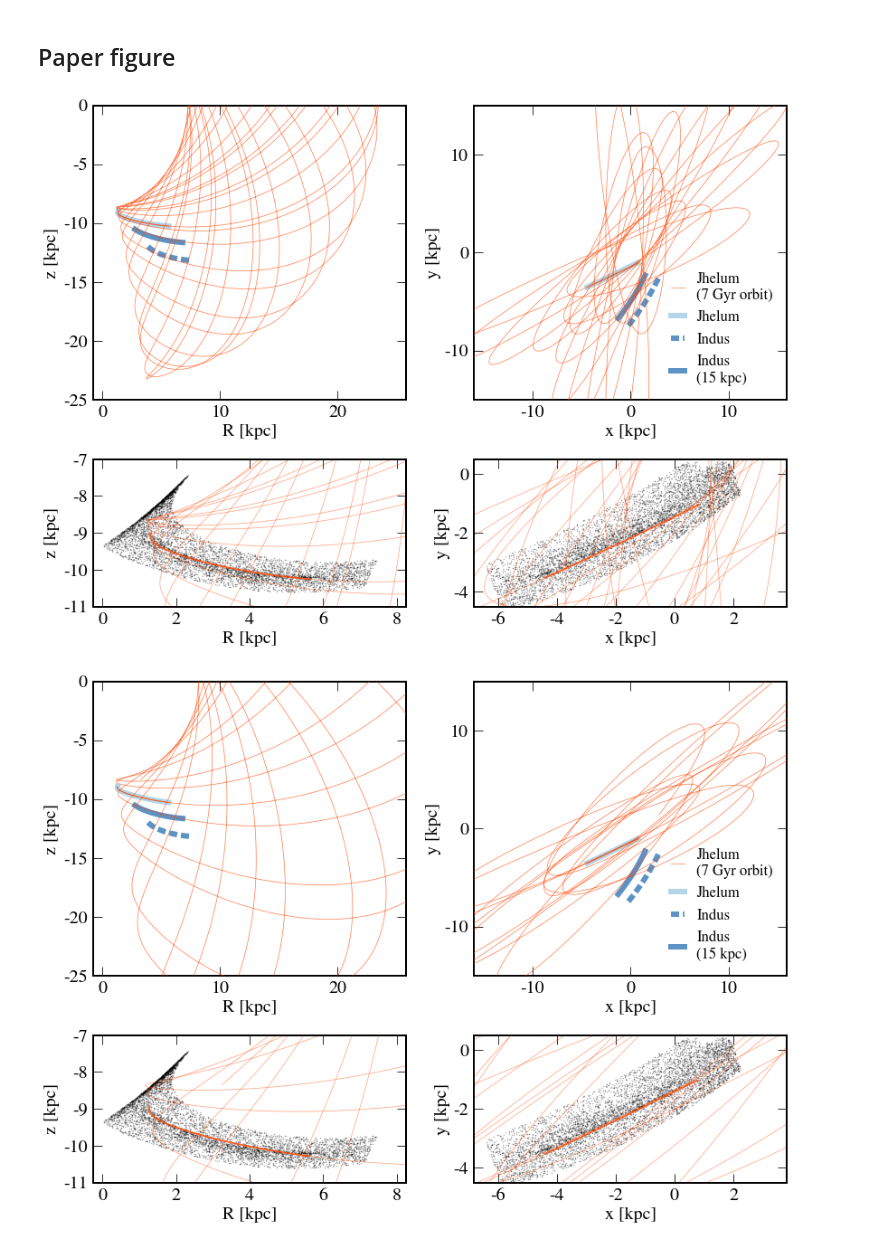
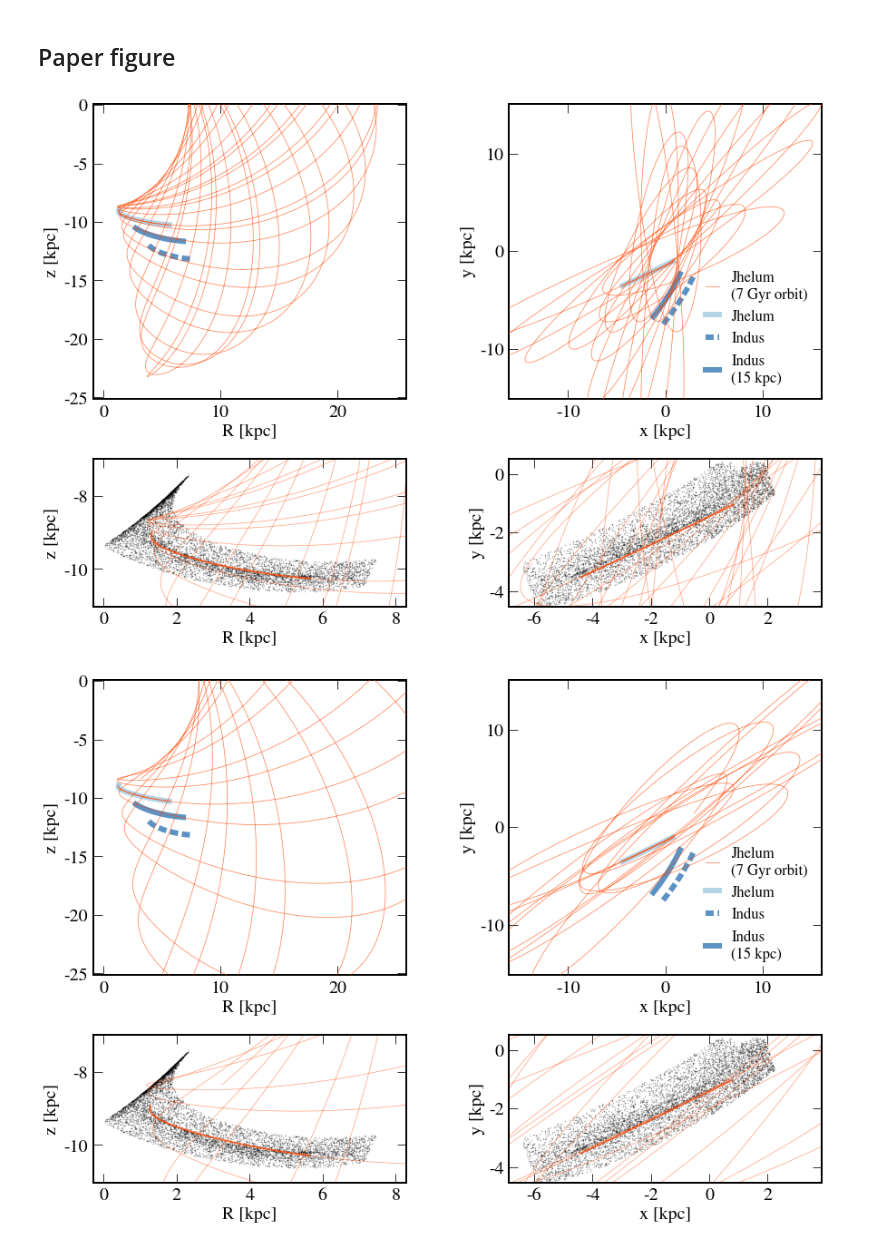
Before and after one commit to abonaca/jhelum, a Jupyter notebook: notebooks/compare_orbits.ipynb, the cells around one changed output. Saved outputs shown, nothing was run; the diff lists cells and outputs as text; code cells hidden in the pictures.

Commit message:
new orbit figure in paper

```diff
--- a/notebooks/compare_orbits.ipynb
+++ b/notebooks/compare_orbits.ipynb
@@ -276,7 +276,7 @@ R = np.sqrt(cgal.y**2 + cgal.x**2)
 # %%
 color = 'orangered'
 
-fig, ax = plt.subplots(2,2,figsize=(12,9), subplot_kw={'adjustable': 'datalim'},
+fig, ax = plt.subplots(2,2,figsize=(12.5,9), subplot_kw={'adjustable': 'datalim'},
                        gridspec_kw={'height_ratios': (2,1)})
 
 plt.sca(ax[0][0])
@@ -321,39 +321,39 @@ plt.plot(cind_line_far_gal.x, cind_line_far_gal.y, '--', lw=6, alpha=0.7, color=
         label='Indus')
 plt.plot(cind_line_gal.x, cind_line_gal.y, '-', lw=6, alpha=0.7, color=mpl.cm.Blues(0.8),
          label='Indus\n(15 kpc)')
 plt.plot(fit_orbits[0].cartesian.x, fit_orbits[0].cartesian.y, '-', color=color, alpha=0.7, lw=1, label='')
 
 plt.legend(loc=4, fontsize='small', frameon=False, handlelength=0.9)
 plt.xlabel('x [kpc]')
 plt.ylabel('y [kpc]')
 plt.xlim(-15,15)
 plt.ylim(-15,15)
 plt.gca().yaxis.set_major_locator(mpl.ticker.MultipleLocator(10))
 plt.gca().set_aspect('equal')
 
 plt.sca(ax[1][1])
 # plt.plot(rr_orbits[0].cartesian.x, rr_orbits[0].cartesian.y, '-', color=color, alpha=0.4, lw=0.7)
 plt.plot(fwd_orbits[0].cartesian.x, fwd_orbits[0].cartesian.y, '-', color=color, alpha=0.5, lw=0.7)
 # plt.plot(orbit_fwd.cylindrical.rho, orbit_fwd.cylindrical.z, '-', color='steelblue', alpha=0.7, lw=1)
 plt.plot(fit_orbits[0].cartesian.x, fit_orbits[0].cartesian.y, '-', color=color, alpha=0.7, lw=2)
 plt.plot(cgal.x, cgal.y, 'k.', ms=1, alpha=0.3, zorder=0, rasterized=True)
 
 plt.gca().set_aspect('equal')
 plt.xlabel('x [kpc]')
 plt.ylabel('y [kpc]')
 plt.xlim(-5.5,2.5)
 plt.ylim(-4.5,0.5)
 plt.gca().xaxis.set_major_locator(mpl.ticker.MultipleLocator(2))
 
 
-plt.tight_layout()
+plt.tight_layout(w_pad=3)
 plt.savefig('../paper/orbit.pdf', dpi=200)
 # %% [output]
-[figure, old version]
+[figure, new version]
 # %%
 color = 'orangered'
 
-fig, ax = plt.subplots(2,2,figsize=(12,9), subplot_kw={'adjustable': 'datalim'},
+fig, ax = plt.subplots(2,2,figsize=(12.5,9), subplot_kw={'adjustable': 'datalim'},
                        gridspec_kw={'height_ratios': (2,1)})
 
 plt.sca(ax[0][0])
@@ -423,7 +423,7 @@ plt.ylim(-4.5,0.5)
 plt.gca().xaxis.set_major_locator(mpl.ticker.MultipleLocator(2))
 
 
-plt.tight_layout()
+plt.tight_layout(w_pad=3)
 plt.savefig('../paper/orbit_mwpotential2014.pdf', dpi=200)
 # %% [output]
-[figure, old version]
+[figure, new version]
```
Also changed, not shown: 1 other file.
